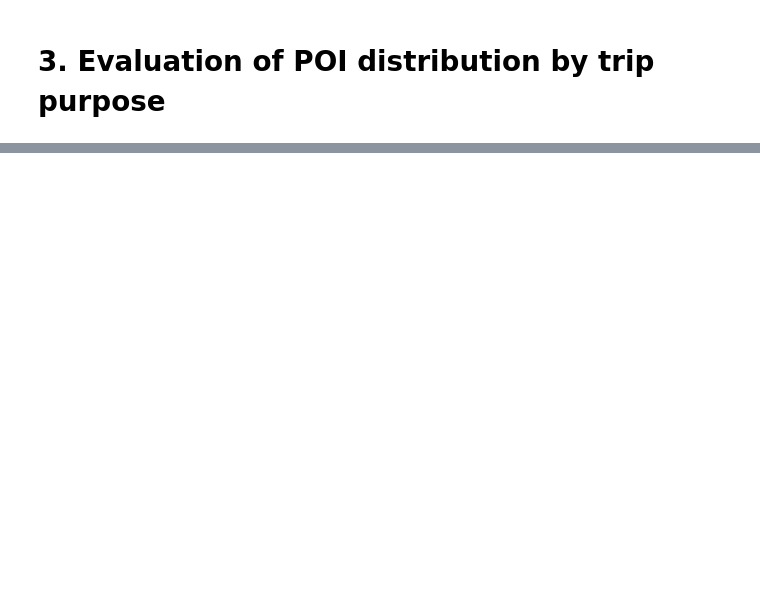
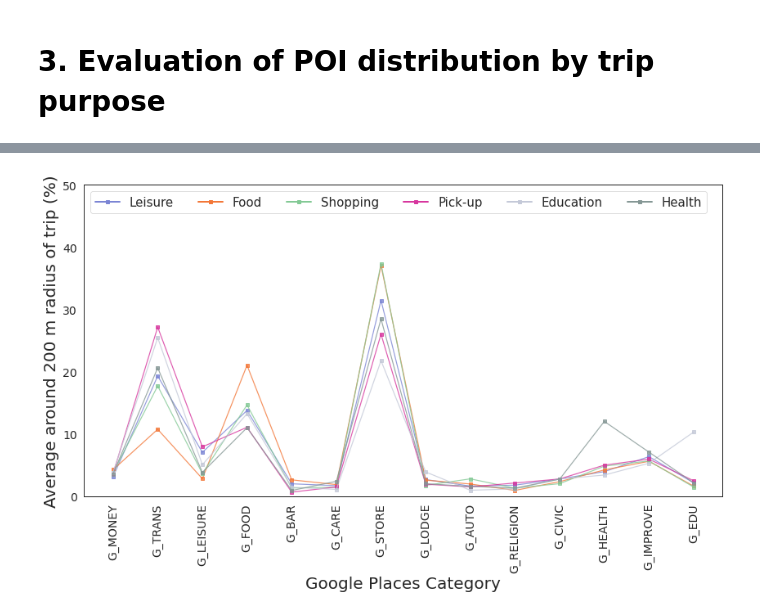
Before and after one commit to Thomasjkeel/Trip_Purpose_Classification, a Jupyter notebook: Notebooks/analysis/exploratory_data_analysis.ipynb, the cells around one changed output, grey strips where cells are left out. Cells and saved outputs as stored; diff of their text form; code cells hidden in the pictures; blank space fills up the shorter version.

```diff
--- a/Notebooks/analysis/exploratory_data_analysis.ipynb
+++ b/Notebooks/analysis/exploratory_data_analysis.ipynb
@@ -309,2 +310,9 @@ ax.legend(legend_elements, LONG_NAMES,fontsize=15, loc='upper left', ncol=len(LO
 # %% [markdown]
 # 3. Evaluation of POI distribution by trip purpose
+# %%
+poi_trips = pd.read_csv('../../Data/model_inputs/gdf_2017_X_new_POIs.csv')[['id_trip','G_MONEY',
+       'G_TRANS', 'G_LEISURE', 'G_FOOD', 'G_BAR', 'G_CARE', 'G_STORE',
+       'G_LODGE', 'G_AUTO', 'G_RELIGION', 'G_CIVIC', 'G_HEALTH', 'G_IMPROVE',
+       'G_EDU']]
+poi_trips = poi_trips.merge(all_17[['id_trip','purpose']], on='id_trip')
+poi_trips = poi_trips.drop('id_trip', axis=1)
@@ -310,0 +328,3 @@ ax.legend(legend_elements, LONG_NAMES,fontsize=15, loc='upper left', ncol=len(LO
+# %%
+poi_trips_grp = poi_trips.groupby(['purpose']).mean()*100
+poi_trips_grp_T = poi_trips_grp.T
@@ -310,0 +349,20 @@ ax.legend(legend_elements, LONG_NAMES,fontsize=15, loc='upper left', ncol=len(LO
+# %%
+sns.set_style('white')
+sns.set_context('paper')
+fig, ax = plt.subplots(1, figsize=(14,7))
+LONG_NAMES = ['Leisure','Food','Shopping','Pick-up','Education','Health']
+COLOURBLIND_PALETTE = ["#7b85d4","#f37738","#83c995","#d7369e","#c4c9d8","#859795","#e9d043","#ad5b50", "#ffa07a", "k"]
+poi_trips_grp_T.plot(ax=ax, color=COLOURBLIND_PALETTE, legend=False, alpha=.8, marker='s')
+
+legend_elements = [mlines.Line2D([0], [0], color=COLOURBLIND_PALETTE[i],marker='s', lw=2,) for i in range(len(COLOURBLIND_PALETTE))]
+ax.legend(legend_elements, LONG_NAMES,fontsize=15, loc='upper left', ncol=len(LONG_NAMES), fancybox=True)
+ax.set_xlabel("Google Places Category", size=20)
+ax.set_ylabel("Average around 200 m radius of trip (%)", size=20)
+ax.set_ylim(0,50)
+plt.xticks(np.arange(0,14,1), labels = list(poi_trips_grp.T.index), rotation=90, size=14);
+
+plt.yticks(size=14);
+# plt.savefig('../../other/images/average_google_place_by_purpose.tif',bbox_inches='tight', dpi = 300)
+# plt.savefig('../../other/images/average_google_place_by_purpose.png',bbox_inches='tight', dpi = 300)
+# %% [output]
+[figure, added]
```
Also changed, not shown: parts of 5 cells of this notebook, 5 other files.
